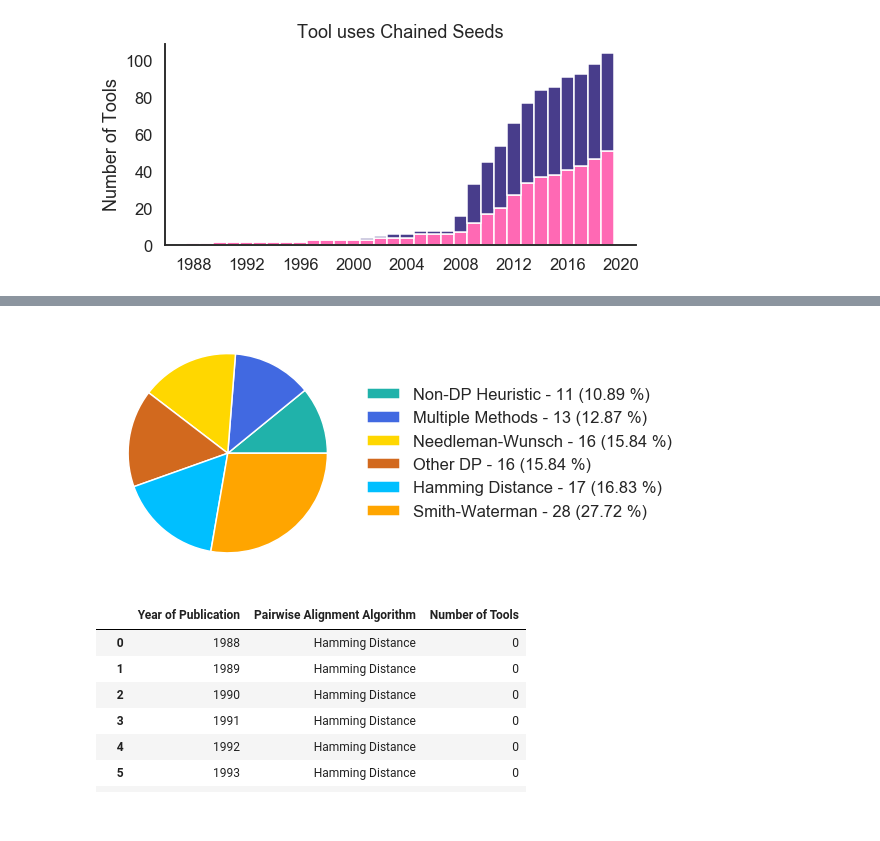
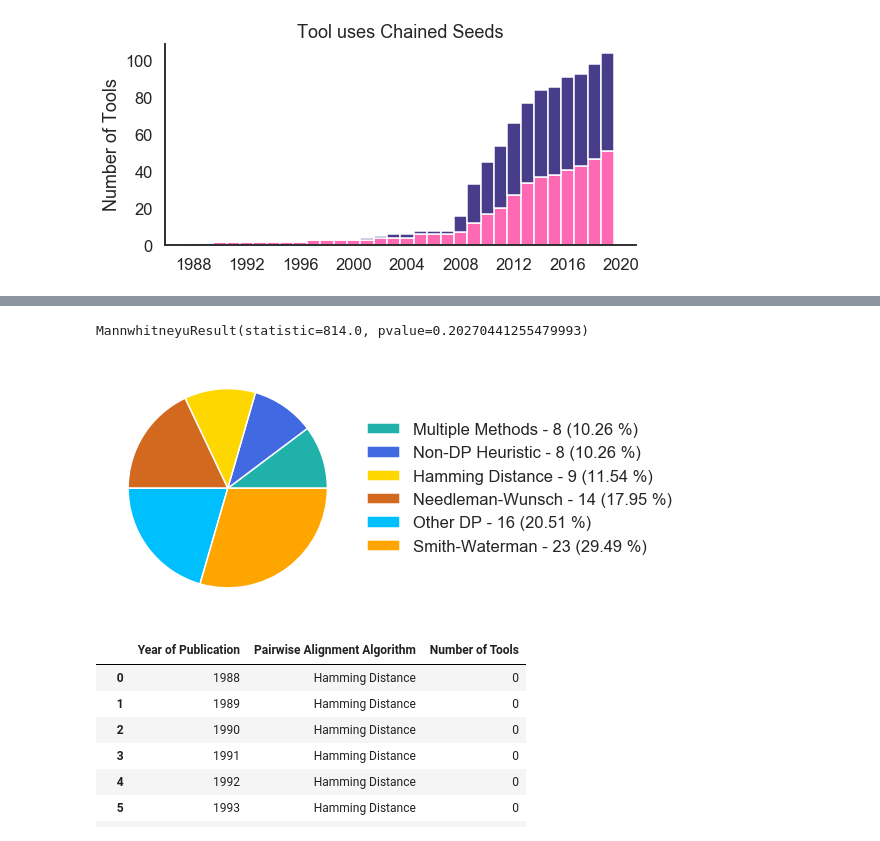
Before and after one commit to Mangul-Lab-USC/review-technology-dictates-algorithms, a Jupyter notebook: notebooks/Figure2.ipynb, the cells around one changed output, grey strips where cells are left out. Drawn from its saved outputs; the diff is of its cells as text; code cells hidden in the pictures.

Commit message:
Added statistical analysis scripts

```diff
--- a/notebooks/Figure2.ipynb
+++ b/notebooks/Figure2.ipynb
@@ -545,21 +543,28 @@ plt.savefig('../figures/Figure2_f_0.pdf')
+# %%
+mwu = scp.stats.mannwhitneyu(data.loc[data['index'] == 'Hashing'].loc[:, 'citation_per_year'],
+                       data.loc[data['index'] == 'BWT-FM'].loc[:, 'citation_per_year'])
+
+print(mwu)
+# %% [output]
+MannwhitneyuResult(statistic=814.0, pvalue=0.20270441255479993)
 # %%
 plt.figure(figsize=(12,4))
 
 sns.set_style('white')
 sns.set_context('talk')
-pairwise_group = data_year.groupby('pairwise').count().sort_values('aligner', ascending=True)
+pairwise_group = data_year.loc[data_year['application'].str.contains('DNA'), :].groupby('pairwise').count().sort_values('aligner', ascending=True)
 patches, texts = plt.pie(pairwise_group.aligner, colors=local_clrs[::-1])
 pct = 100.*pairwise_group.aligner/pairwise_group.aligner.sum()
 labels = ['{0} - {1} ({2:2.2f} %)'.format(i,j,k) for i,j,k in zip(pairwise_group.index, pairwise_group.aligner, pct)]
 plt.legend(patches, labels, loc='center left', bbox_to_anchor=(1, .5), frameon=False)
 plt.tight_layout()
 #plt.show()
 sns.despine()
 
 plt.savefig('../figures/Figure2_e_0.png')
 plt.savefig('../figures/Figure2_e_0.pdf')
 # %% [output]
-[figure, old version]
+[figure, new version]
 # %%
 idx = range(min(data_year['year_of_pub']), max(data_year['year_of_pub'])+1)
 by_year = data_year.groupby(['year_of_pub','pairwise']).count()
```
Also changed, not shown: parts of 10 cells of this notebook, 56 other files.
